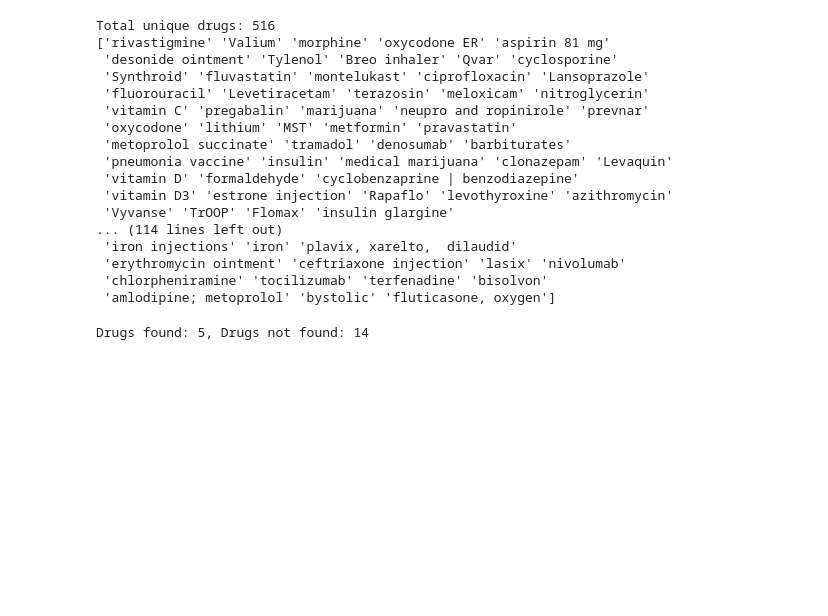
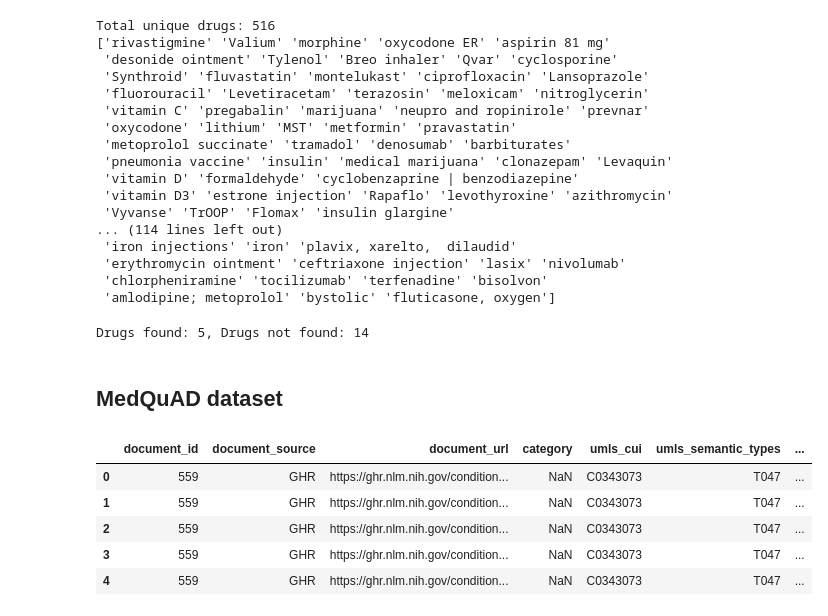
Before and after one commit to yosephyusanto/FinalProject-DeepLearning, a Jupyter notebook: notebooks/eda.ipynb, the cells around one changed output. Drawn from its saved outputs; the diff is of its cells as text; code cells hidden in the pictures; blank space fills up the shorter version.

```diff
--- a/notebooks/eda.ipynb
+++ b/notebooks/eda.ipynb
@@ -117,3 +119,15 @@ for drug in TARGET_DRUGS:
 print(f"Drugs found: {exist}, Drugs not found: {not_exist}")
 # %% [output]
 Drugs found: 5, Drugs not found: 14
+# %% [markdown]
+## MedQuAD dataset
+# %%
+medquad = pd.read_csv("../data/finetuning/MedQuAD.csv")
+medquad.head()
+# %% [output]
+|  | document_id | document_source | document_url | category | umls_cui | umls_semantic_types | ... |
+| 0 | 559 | GHR | https://ghr.nlm.nih.gov/condition... | NaN | C0343073 | T047 | ... |
+| 1 | 559 | GHR | https://ghr.nlm.nih.gov/condition... | NaN | C0343073 | T047 | ... |
+| 2 | 559 | GHR | https://ghr.nlm.nih.gov/condition... | NaN | C0343073 | T047 | ... |
+| 3 | 559 | GHR | https://ghr.nlm.nih.gov/condition... | NaN | C0343073 | T047 | ... |
+| 4 | 559 | GHR | https://ghr.nlm.nih.gov/condition... | NaN | C0343073 | T047 | ... |
```
Also changed, not shown: parts of 4 cells of this notebook.
